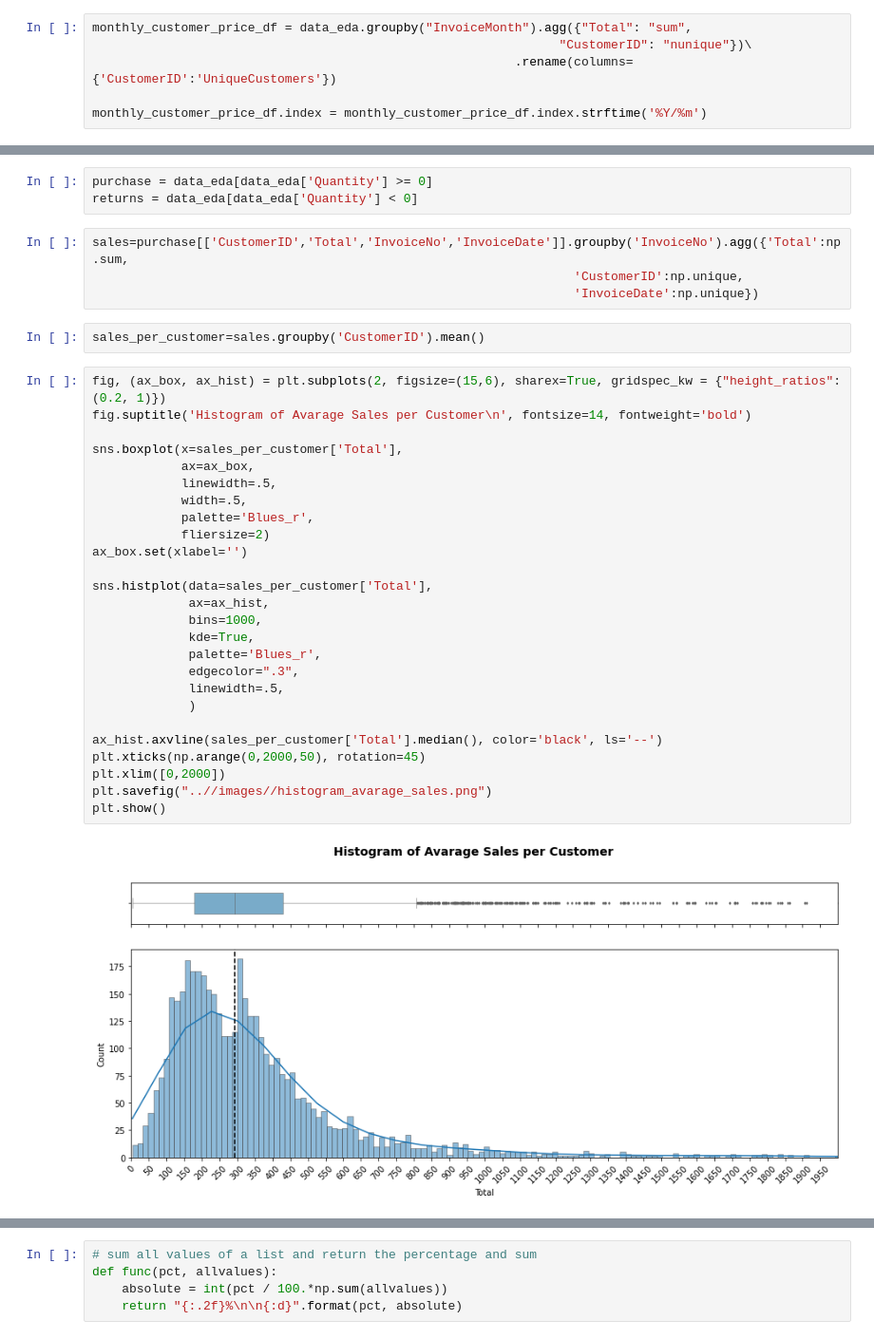
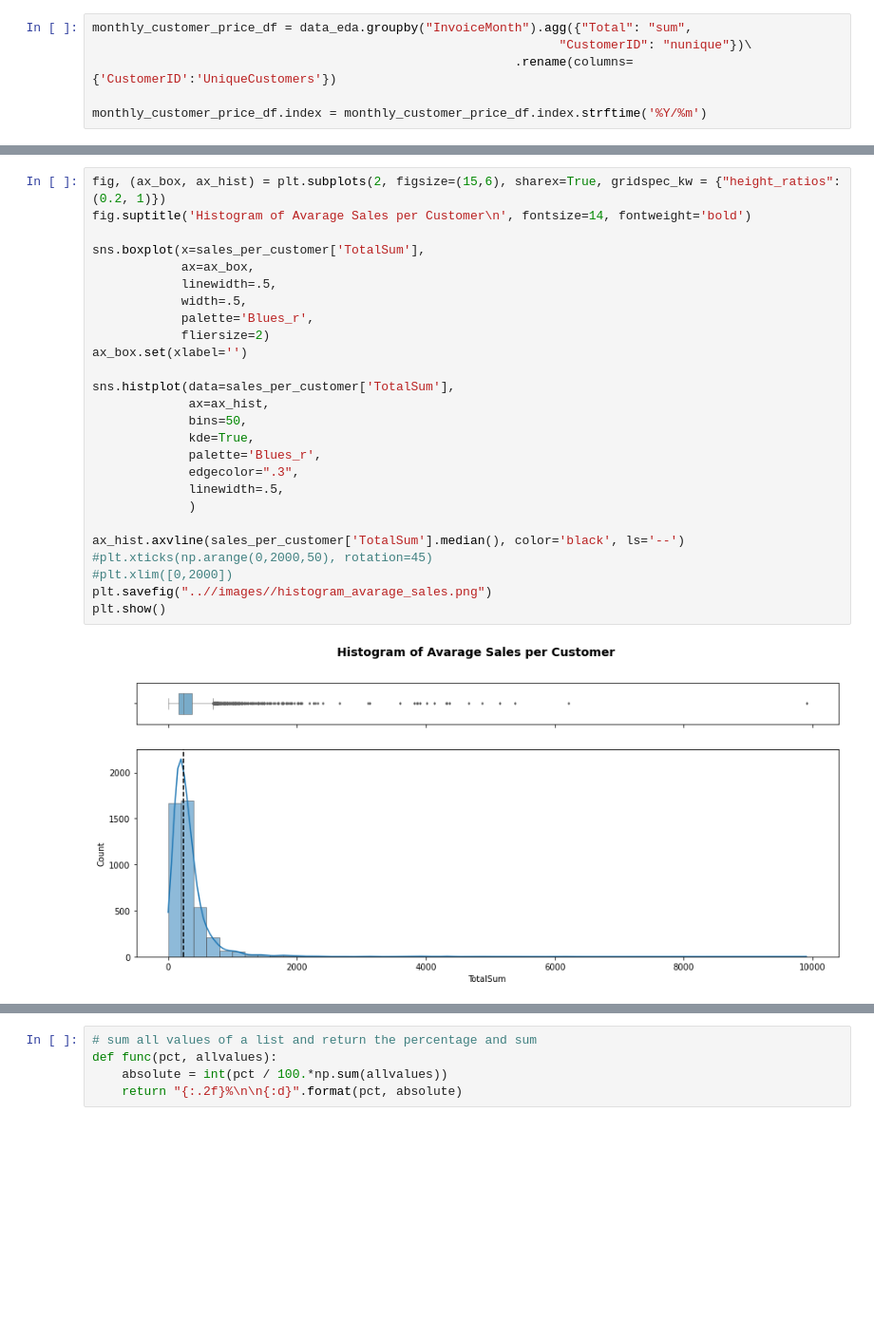
Before and after one commit to alyssonvidal/E-Commerce-Clusterization, a Jupyter notebook: notebooks/part02_eda.ipynb, the cells around one changed output, grey strips where cells are left out. Shown at 95% size. Saved outputs shown, nothing was run; the diff lists cells and outputs as text; blank space fills up the shorter version.

```diff
--- a/notebooks/part02_eda.ipynb
+++ b/notebooks/part02_eda.ipynb
@@ -177,38 +182,29 @@ plt.show()
-# %%
-purchase = data_eda[data_eda['Quantity'] >= 0]
-returns = data_eda[data_eda['Quantity'] < 0]
-# %%
-sales=purchase[['CustomerID','Total','InvoiceNo','InvoiceDate']].groupby('InvoiceNo').agg({'Total':np.sum,
-                                                                 'CustomerID':np.unique,
-                                                                 'InvoiceDate':np.unique})
-# %%
-sales_per_customer=sales.groupby('CustomerID').mean()
 # %%
 fig, (ax_box, ax_hist) = plt.subplots(2, figsize=(15,6), sharex=True, gridspec_kw = {"height_ratios": (0.2, 1)})
 fig.suptitle('Histogram of Avarage Sales per Customer\n', fontsize=14, fontweight='bold')
 
-sns.boxplot(x=sales_per_customer['Total'],
+sns.boxplot(x=sales_per_customer['TotalSum'],
             ax=ax_box,
             linewidth=.5,
             width=.5,
             palette='Blues_r',
             fliersize=2)
 ax_box.set(xlabel='')
 
-sns.histplot(data=sales_per_customer['Total'],
+sns.histplot(data=sales_per_customer['TotalSum'],
              ax=ax_hist,
-             bins=1000,
+             bins=50,
              kde=True,
              palette='Blues_r',
              edgecolor=".3",
              linewidth=.5,
              )
 
-ax_hist.axvline(sales_per_customer['Total'].median(), color='black', ls='--')
-plt.xticks(np.arange(0,2000,50), rotation=45)
-plt.xlim([0,2000])
+ax_hist.axvline(sales_per_customer['TotalSum'].median(), color='black', ls='--')
+#plt.xticks(np.arange(0,2000,50), rotation=45)
+#plt.xlim([0,2000])
 plt.savefig("..//images//histogram_avarage_sales.png")
 plt.show()
 # %% [output]
-[figure, old version]
+[figure, new version]
 # %%
```
Also changed, not shown: parts of 19 cells of this notebook, 20 other files.
